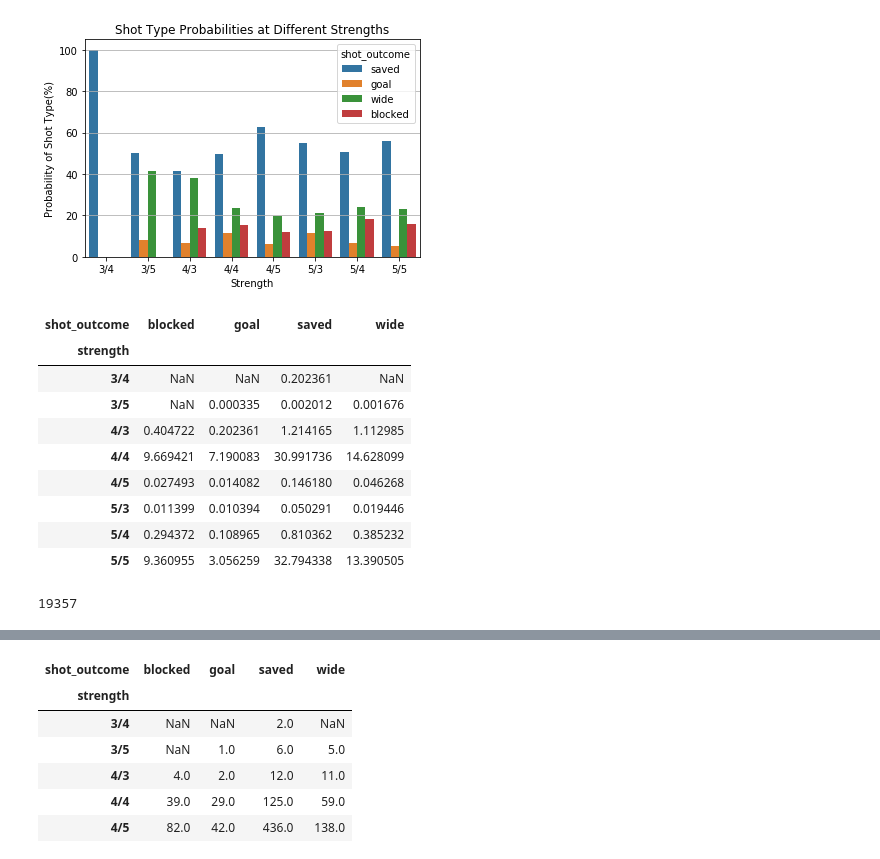
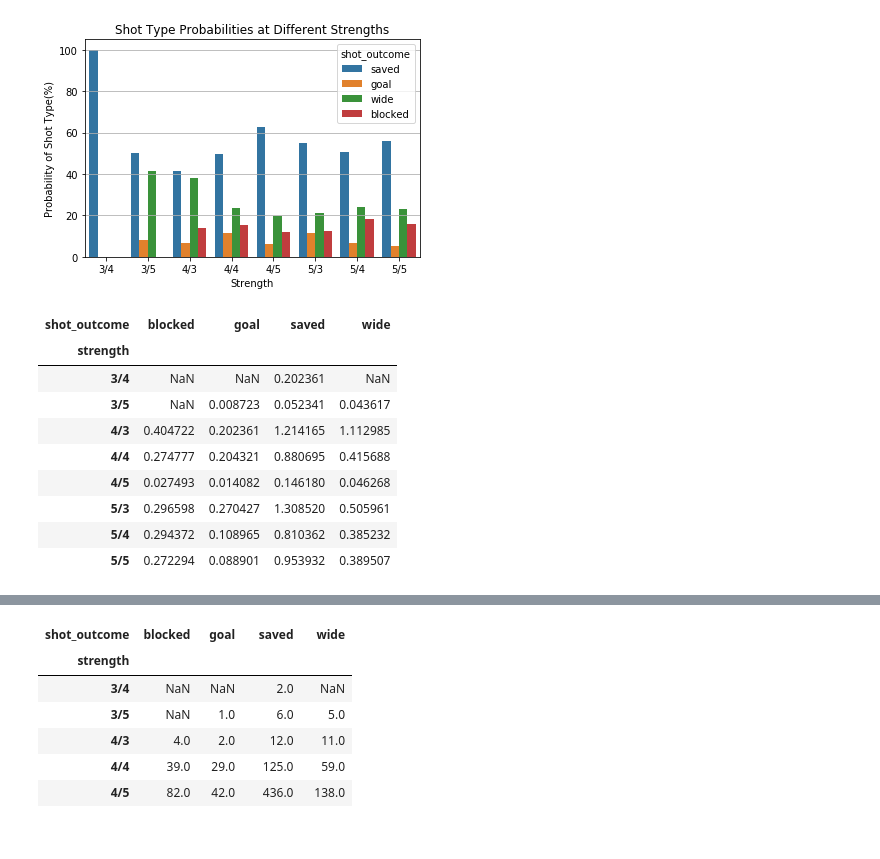
Before and after one commit to ncalvertuk/EIHLShots, a Jupyter notebook: ShotAnalysis.ipynb, the cells around one changed output, grey strips where cells are left out. Cells and saved outputs as stored; diff of their text form; code cells hidden in the pictures.

```diff
--- a/ShotAnalysis.ipynb
+++ b/ShotAnalysis.ipynb
@@ -1441,38 +1441,34 @@ ax.set_title("Shot Type Probabilities at Different Strengths");
 # %%
 shotpivot_permin = shotpivot.copy()
 # even55_time = np.sum(even55)
 # even44_time = np.sum(even44)
-even33_time = np.sum(even33)
-pp54_time = np.sum(pp54)
-pp53_time = np.sum(pp54)
+# even33_time = np.sum(even33)
+# pp54_time = np.sum(pp54)
+# pp53_time = np.sum(pp54)
 shotpivot_permin.loc["3/4",:] = 60.*shotpivot_permin.loc["3/4",:]/pp43_time
 shotpivot_permin.loc["4/3",:] = 60.*shotpivot_permin.loc["4/3",:]/pp43_time
 
 shotpivot_permin.loc["3/5",:] = 60.*shotpivot_permin.loc["3/5",:]/pp53_time
 shotpivot_permin.loc["5/3",:] = 60.*shotpivot_permin.loc["5/3",:]/pp53_time
 
 shotpivot_permin.loc["4/5",:] = 60.*shotpivot_permin.loc["4/5",:]/pp54_time
 shotpivot_permin.loc["5/4",:] = 60.*shotpivot_permin.loc["5/4",:]/pp54_time
 
 shotpivot_permin.loc["5/5",:] = 60.*shotpivot_permin.loc["5/5",:]/even55_time
 shotpivot_permin.loc["4/4",:] = 60.*shotpivot_permin.loc["4/4",:]/even44_time
 #shotpivot_permin.loc["3/3",:] = shotpivot_permin.loc["3/3",:]/even33_time
 shotpivot_permin
 # %% [output]
 | shot_outcome | blocked | goal | saved | wide |
 | strength |  |  |  |  |
 | 3/4 | NaN | NaN | 0.202361 | NaN |
-| 3/5 | NaN | 0.000335 | 0.002012 | 0.001676 |
+| 3/5 | NaN | 0.008723 | 0.052341 | 0.043617 |
 | 4/3 | 0.404722 | 0.202361 | 1.214165 | 1.112985 |
-| 4/4 | 9.669421 | 7.190083 | 30.991736 | 14.628099 |
+| 4/4 | 0.274777 | 0.204321 | 0.880695 | 0.415688 |
 | 4/5 | 0.027493 | 0.014082 | 0.146180 | 0.046268 |
-| 5/3 | 0.011399 | 0.010394 | 0.050291 | 0.019446 |
+| 5/3 | 0.296598 | 0.270427 | 1.308520 | 0.505961 |
 | 5/4 | 0.294372 | 0.108965 | 0.810362 | 0.385232 |
-| 5/5 | 9.360955 | 3.056259 | 32.794338 | 13.390505 |
+| 5/5 | 0.272294 | 0.088901 | 0.953932 | 0.389507 |
-# %%
-even55_time
-# %% [output]
-19357
 # %%
 shotpivot_minspergoal = 1/shotpivot_permin
 shotpivot_minspergoal
```
Also changed, not shown: parts of 3 cells of this notebook.
